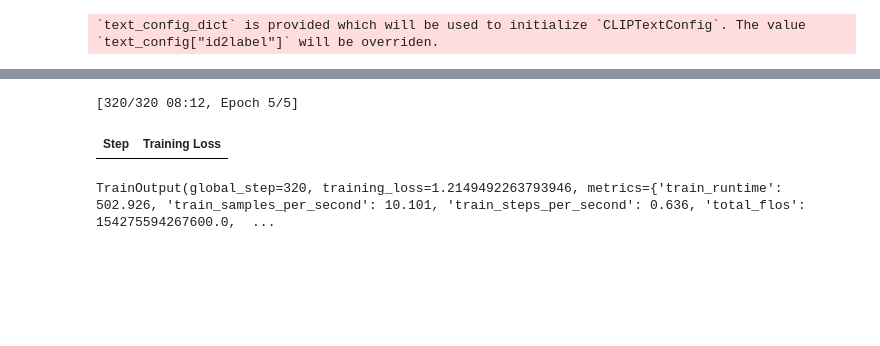
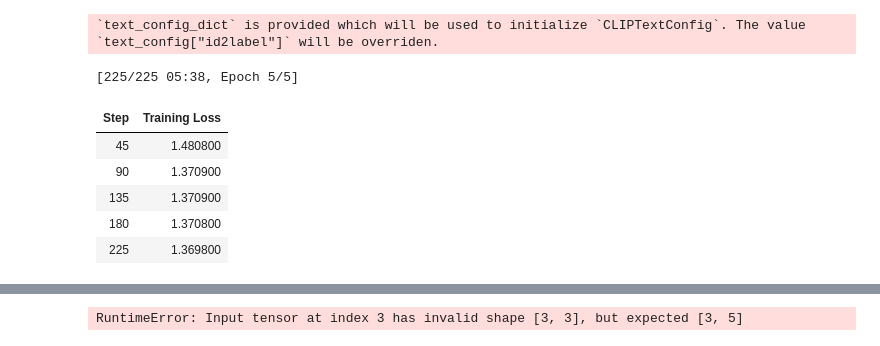
Before and after one commit to Marsolo1/Machine-Intelligence-Team-8, a Jupyter notebook: fine-tune.ipynb, the cells around one changed output, grey strips where cells are left out. Saved outputs shown, nothing was run; the diff lists cells and outputs as text; code cells hidden in the pictures; blank space fills up the shorter version.

```diff
--- a/fine-tune.ipynb
+++ b/fine-tune.ipynb
@@ -91,29 +147,57 @@ dataset = CLIPDataset(data, labels, transform)
+# %%
+def collate_fn(examples):
+    pixel_values = torch.stack([example["pixel_values"] for example in examples])
+    input_ids = torch.stack([example["input_ids"] for example in examples]).long()
+    attention_mask = torch.stack([example["attention_mask"] for example in examples]).long()
+    return {
+        "pixel_values": pixel_values,
+        "input_ids": input_ids,
+        "attention_mask": attention_mask,
+        "return_loss": True,
+    }
+# %%
+from transformers import AutoModel, TrainingArguments, Trainer
+import evaluate
+
+# Load the model
+model = AutoModel.from_pretrained("geolocal/StreetCLIP")
+# %% [output]
+`text_config_dict` is provided which will be used to initialize `CLIPTextConfig`. The value `text_config["id2label"]` will be overriden.
 # %%
-from transformers import AutoModel, TrainingArguments, Trainer
-
-# Load the model
-model = AutoModel.from_pretrained("geolocal/StreetCLIP")
-model.train()
+batch_size = 4
+gpu_cnt = 4
+# steps = int(len(train_dataset) / batch_size / gpu_cnt)
+# steps = 45
+# print('steps:', steps)
 
 # Specify the training arguments
 training_args = TrainingArguments(
     output_dir="./results",
     num_train_epochs=5,
     per_device_train_batch_size=4,
-    warmup_steps=500,
     weight_decay=0.01,
-    learning_rate=1e-5,
-    logging_dir='./logs',
+    learning_rate=1e-4,
+    logging_strategy='epoch',
+    # evaluation_strategy='epoch',
+    # logging_steps=steps,
+    # eval_steps=steps,
 )
 
 # Create the Trainer and train
 trainer = Trainer(
     model=model,
     args=training_args,
-    train_dataset=dataset,
+    train_dataset=train_dataset,
+    data_collator=collate_fn,
 )
 
 # Train the model
 trainer.train()
 # %% [output]
-`text_config_dict` is provided which will be used to initialize `CLIPTextConfig`. The value `text_config["id2label"]` will be overriden.
+[225/225 05:38, Epoch 5/5]
+| Step | Training Loss |
+| 45 | 1.480800 |
+| 90 | 1.370900 |
+| 135 | 1.370900 |
+| 180 | 1.370800 |
+| 225 | 1.369800 |
@@ -120,6 +205,4 @@ trainer.train()
-[320/320 08:12, Epoch 5/5]
+RuntimeError: Input tensor at index 3 has invalid shape [3, 3], but expected [3, 5]
-| Step | Training Loss |
-TrainOutput(global_step=320, training_loss=1.2149492263793946, metrics={'train_runtime': 502.926, 'train_samples_per_second': 10.101, 'train_steps_per_second': 0.636, 'total_flos': 154275594267600.0,  ...
 # %%
 trainer.save_model("./final-model")
 model.push_to_hub('hiyoshi-street-clip')
```
Also changed, not shown: parts of 7 cells of this notebook, 2 other files.
